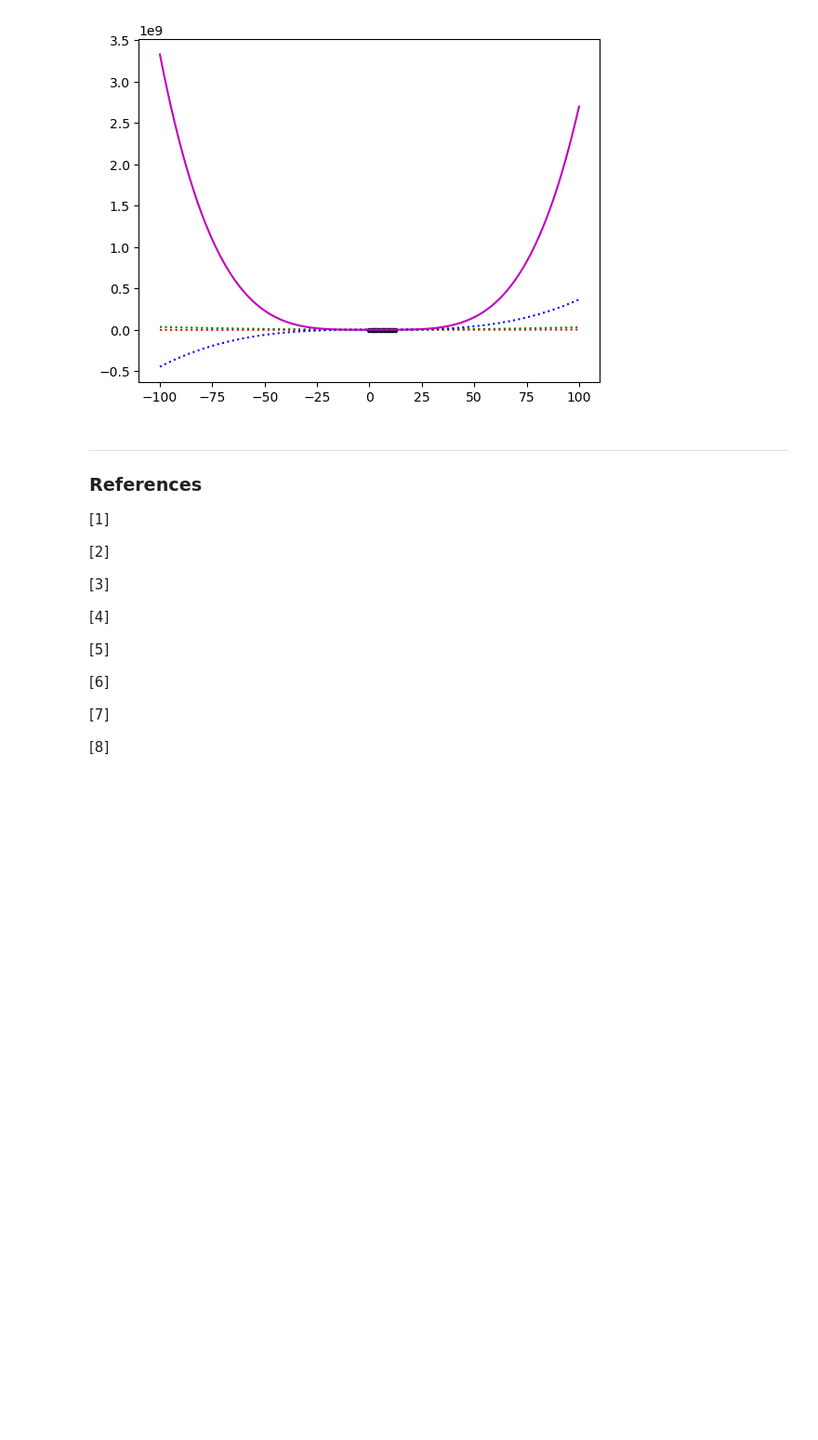
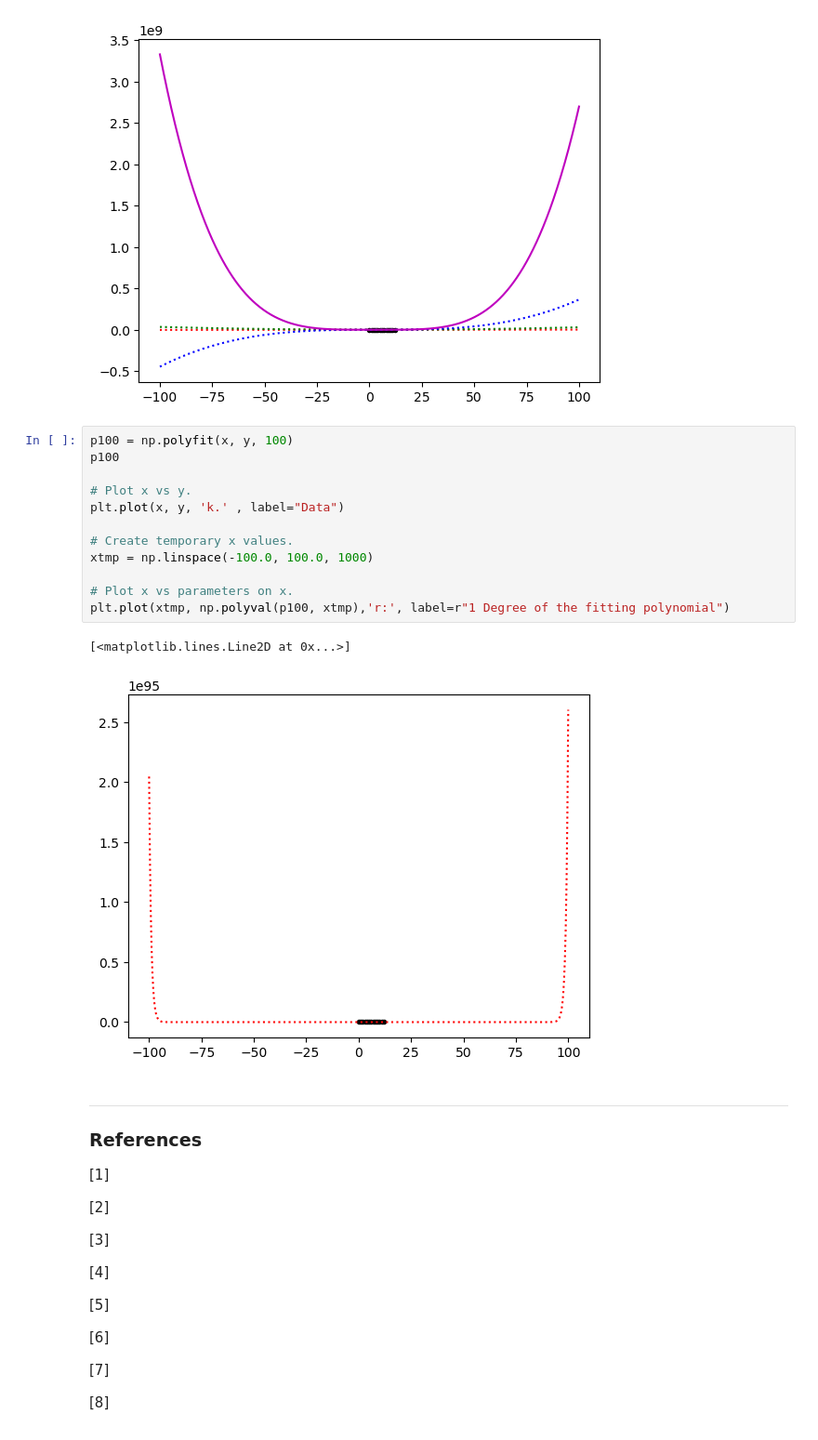
Before and after one commit to DPR-droid/2022_09_Machine_Learning_and_Statistics, a Jupyter notebook: Excercises/03_parameters_exercise.ipynb, the cells around one changed output. Shown: that part at 93% size. Cells and saved outputs as stored; diff of their text form; blank space fills up the shorter version.

```diff
--- a/Excercises/03_parameters_exercise.ipynb
+++ b/Excercises/03_parameters_exercise.ipynb
@@ -182,6 +192,21 @@ plt.plot(xtmp, np.polyval(p4, xtmp),'m-',label=r"4 Degrees of the fitting polyno
 # %% [output]
 [<matplotlib.lines.Line2D at 0x...>]
 [figure]
+# %%
+p100 = np.polyfit(x, y, 100)
+p100
+
+# Plot x vs y.
+plt.plot(x, y, 'k.' , label="Data")
+
+# Create temporary x values.
+xtmp = np.linspace(-100.0, 100.0, 1000)
+
+# Plot x vs parameters on x.
+plt.plot(xtmp, np.polyval(p100, xtmp),'r:', label=r"1 Degree of the fitting polynomial")
+# %% [output]
+[<matplotlib.lines.Line2D at 0x...>]
+[figure, added]
 # %% [markdown]
 <hr style="border-top: 1px solid rgb(0, 91, 94);" />
 
```
Also changed, not shown: parts of 3 cells of this notebook.
